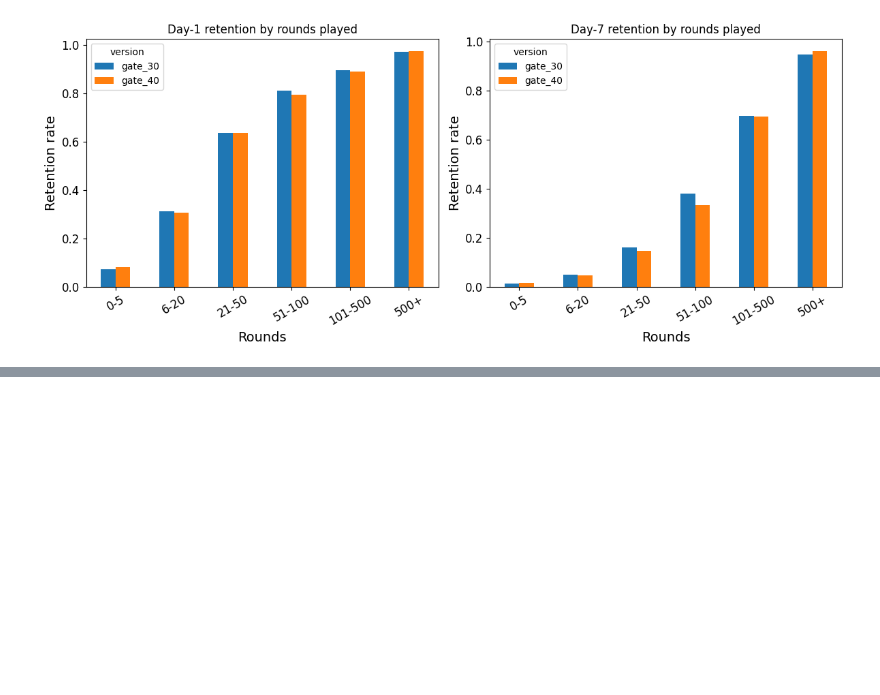
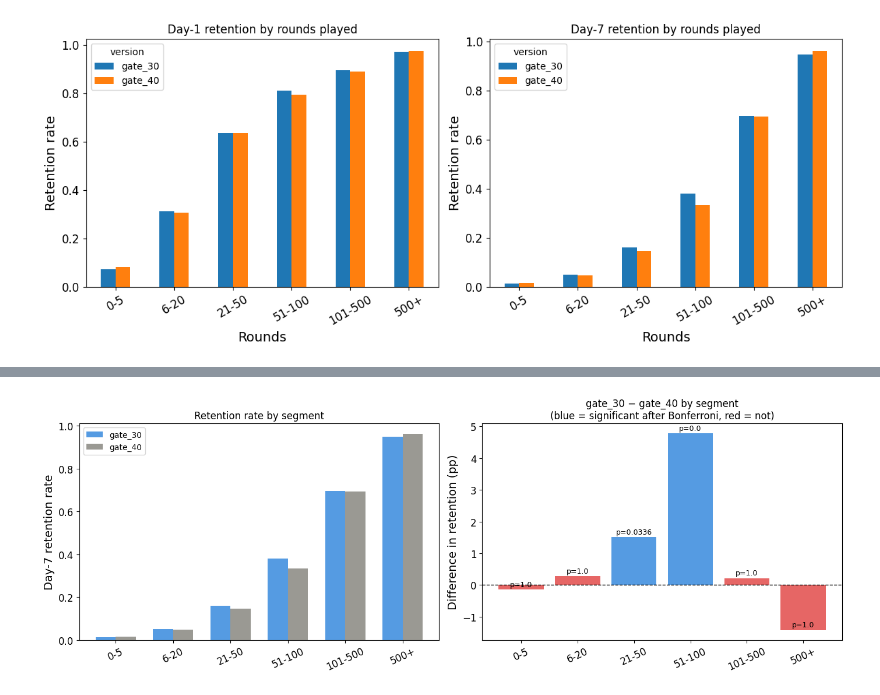
Before and after one commit to cristian0831/ML_proyects, a Jupyter notebook: A-B_Testing/A-B_Testing-CookieCats.ipynb, the cells around one changed output, grey strips where cells are left out. Saved outputs shown, nothing was run; the diff lists cells and outputs as text; code cells hidden in the pictures; blank space fills up the shorter version.

Commit message:
Adding segmentation analysis

```diff
--- a/A-B_Testing/A-B_Testing-CookieCats.ipynb
+++ b/A-B_Testing/A-B_Testing-CookieCats.ipynb
@@ -186,0 +285,14 @@ Outliers: 5704 players (6.32%)
+# %%
+# apply Bonferroni correction
+reject, p_corrected, _, _ = multipletests(
+    results_df["p_raw"], alpha=0.05, method="bonferroni"
+)
+
+results_df["p_corrected"] = p_corrected.round(4)
+results_df["reject_H0"]   = reject
+
+print(results_df[[
+    "segment", "n_gate30", "n_gate40",
+    "p30", "p40", "diff_pp",
+    "p_raw", "p_corrected", "reject_H0"
+]])
@@ -186,0 +315,35 @@ Outliers: 5704 players (6.32%)
+# %%
+# visualize the effect
+
+fig, axs = plt.subplots(1, 2, figsize=(14, 5))
+
+colors = ["#E24B4A" if not r else "#378ADD" for r in results_df["reject_H0"]]
+
+# Left: retention rate per segment per group
+x = np.arange(len(segments))
+w = 0.35
+axs[0].bar(x - w/2, results_df["p30"], w, label="gate_30", color="#378ADD", alpha=0.85)
+axs[0].bar(x + w/2, results_df["p40"], w, label="gate_40", color="#888780", alpha=0.85)
+axs[0].set_xticks(x)
+axs[0].set_xticklabels(segments, rotation=25)
+axs[0].set_ylabel("Day-7 retention rate")
+axs[0].set_title("Retention rate by segment")
+axs[0].legend()
+
+# Right: difference (gate_30 - gate_40) per segment, colored by significance
+bars = axs[1].bar(x, results_df["diff_pp"], color=colors, alpha=0.85)
+axs[1].axhline(0, color="black", lw=1, linestyle="--")
+axs[1].set_xticks(x)
+axs[1].set_xticklabels(segments, rotation=25)
+axs[1].set_ylabel("Difference in retention (pp)")
+axs[1].set_title("gate_30 − gate_40 by segment\n(blue = significant after Bonferroni, red = not)")
+
+for bar, row in zip(bars, results_df.itertuples()):
+    axs[1].text(bar.get_x() + bar.get_width()/2,
+                bar.get_height() + 0.1,
+                f"p={row.p_corrected}", ha="center", fontsize=9)
+
+plt.tight_layout()
+plt.show()
+# %% [output]
+[figure, added]
```
Also changed, not shown: parts of 13 cells of this notebook.
